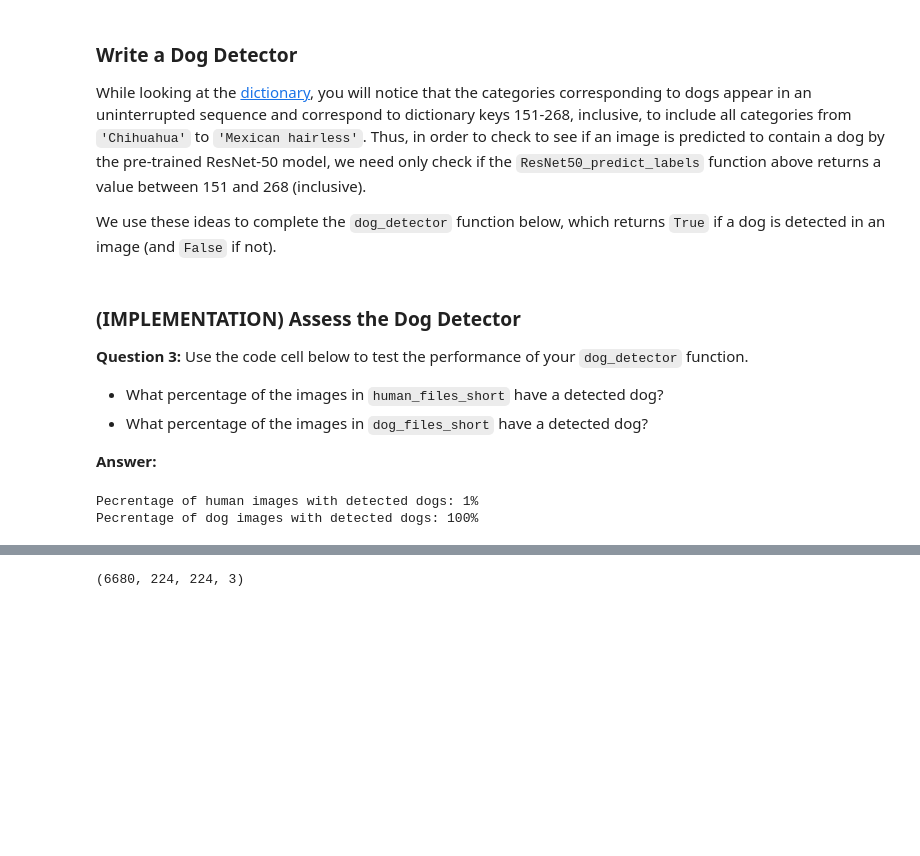
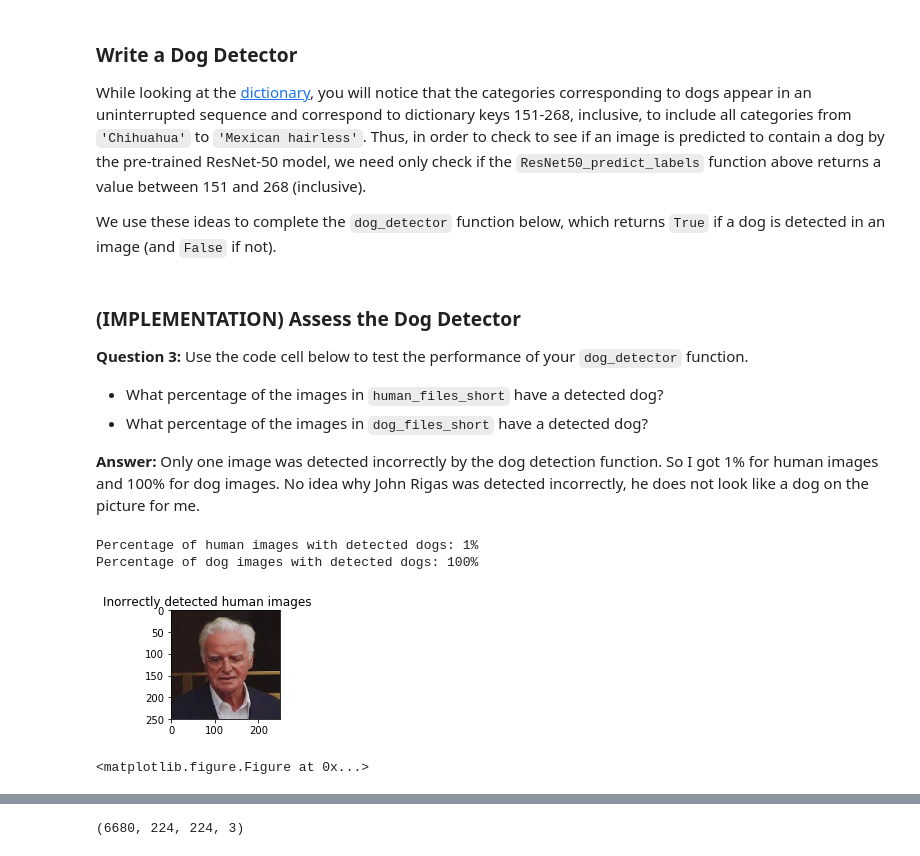
Before and after one commit to roman-v-l/dog-project, a Jupyter notebook: dog_app.ipynb, the cells around one changed output, grey strips where cells are left out. Drawn from its saved outputs; the diff is of its cells as text; code cells hidden in the pictures; blank space fills up the shorter version.

```diff
--- a/dog_app.ipynb
+++ b/dog_app.ipynb
@@ -281,19 +370,19 @@ __Question 3:__ Use the code cell below to test the performance of your `dog_det
 - What percentage of the images in `human_files_short` have a detected dog?
 - What percentage of the images in `dog_files_short` have a detected dog?
 
-__Answer:__
+__Answer:__ Only one image was detected incorrectly by the dog detection function. So I got 1% for human images and
+100% for dog images. No idea why John Rigas was detected incorrectly, he does not look like a dog on the picture for me.
-# %%
-### TODO: Test the performance of the dog_detector function
-### on the images in human_files_short and dog_files_short.
-
-human_rate = len(list(filter(lambda x:x, map(dog_detector, human_files_short))))
-print("Pecrentage of human images with detected dogs: {}%".format(human_rate))
-
-dog_rate = len(list(filter(lambda x:x, map(dog_detector, dog_files_short))))
-print("Pecrentage of dog images with detected dogs: {}%".format(dog_rate))
-# %% [output]
-Pecrentage of human images with detected dogs: 1%
-Pecrentage of dog images with detected dogs: 100%
+# %%
+### TODO: Test the performance of the dog_detector function
+### on the images in human_files_short and dog_files_short.
+
+# use the test performance function defined above
+test_detect_performance(dog_detector, "dogs", False)
+# %% [output]
+Percentage of human images with detected dogs: 1%
+Percentage of dog images with detected dogs: 100%
+[figure, added]
+<matplotlib.figure.Figure at 0x...>
 # %% [markdown]
 ---
 <a id='step3'></a>
```
Also changed, not shown: parts of 37 cells of this notebook, 1 other file.
